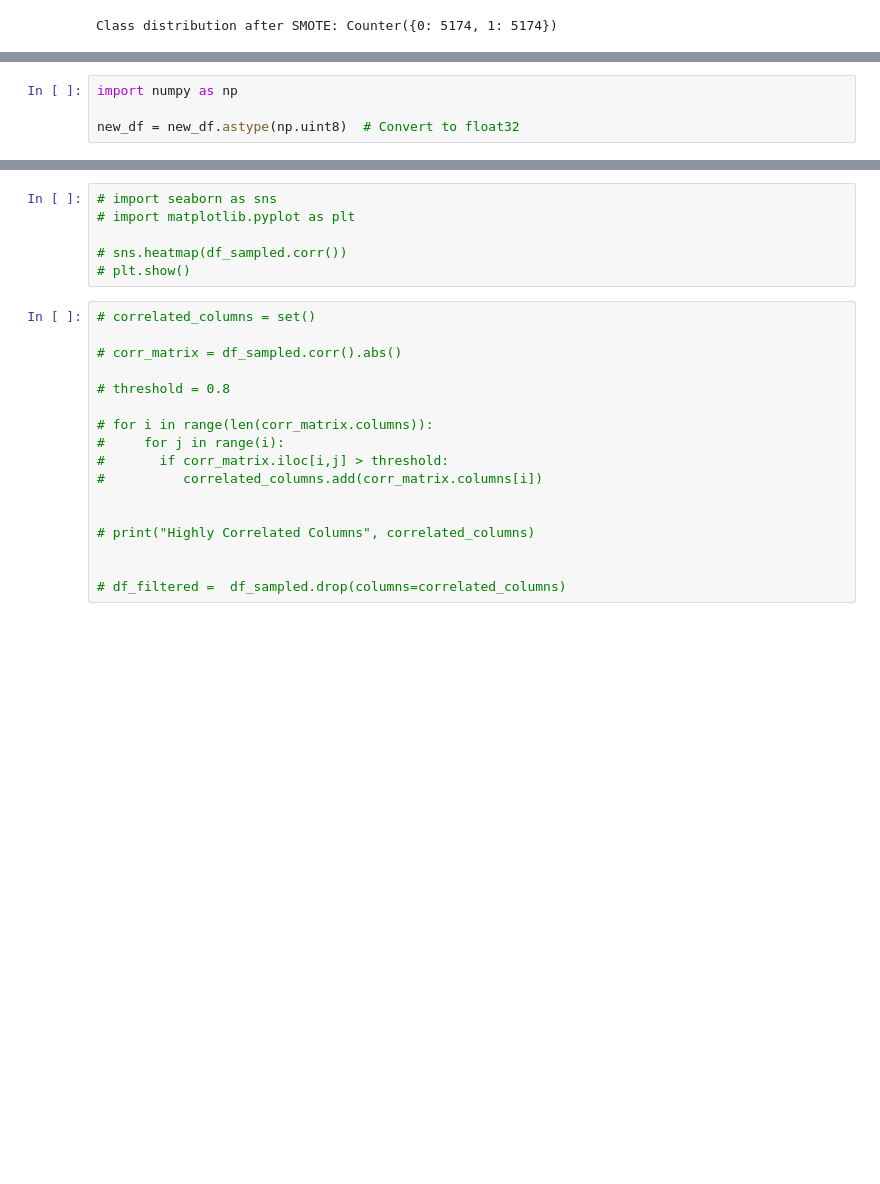
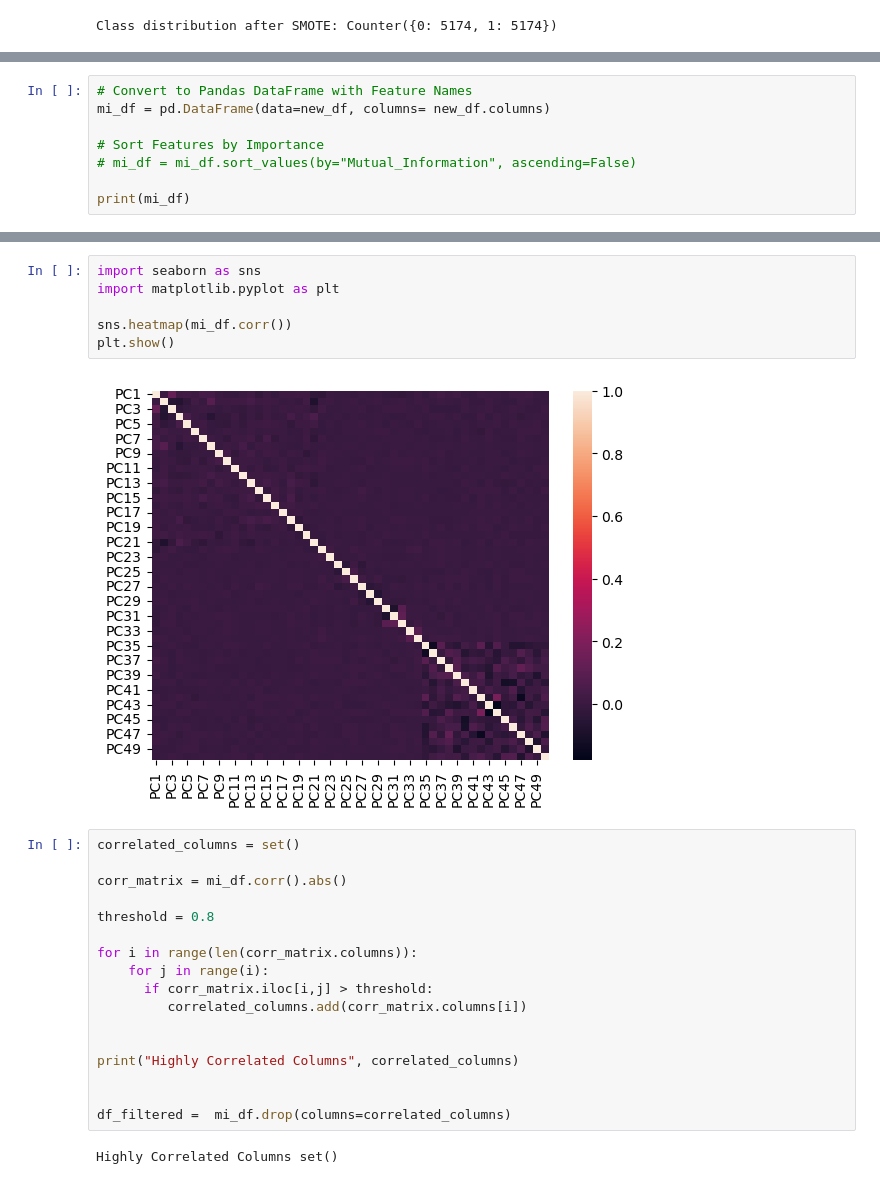
Before and after one commit to sreekanthTa/MLPracticeProjects, a Jupyter notebook: pro-5.CustomerChurnPrediction/notebook.ipynb, the cells around one changed output, grey strips where cells are left out. Cells and saved outputs as stored; diff of their text form; blank space fills up the shorter version.

```diff
--- a/pro-5.CustomerChurnPrediction/notebook.ipynb
+++ b/pro-5.CustomerChurnPrediction/notebook.ipynb
@@ -249,7 +278,3 @@ new_df.shape
-# %%
-import numpy as np
-
-new_df = new_df.astype(np.uint8)  # Convert to float32
 # %%
 from sklearn.feature_selection import mutual_info_classif
 
@@ -271,0 +295,8 @@ df_sampled.head()
+# %%
+# Convert to Pandas DataFrame with Feature Names
+mi_df = pd.DataFrame(data=new_df, columns= new_df.columns)
+
+# Sort Features by Importance
+# mi_df = mi_df.sort_values(by="Mutual_Information", ascending=False)
+
+print(mi_df)
@@ -272,23 +321,27 @@ df_sampled.head()
 # %%
-# import seaborn as sns
-# import matplotlib.pyplot as plt
+import seaborn as sns
+import matplotlib.pyplot as plt
 
-# sns.heatmap(df_sampled.corr())
-# plt.show()
+sns.heatmap(mi_df.corr())
+plt.show()
+# %% [output]
+[figure, added]
 # %%
-# correlated_columns = set()
+correlated_columns = set()
 
-# corr_matrix = df_sampled.corr().abs()
+corr_matrix = mi_df.corr().abs()
 
-# threshold = 0.8
+threshold = 0.8
 
-# for i in range(len(corr_matrix.columns)):
-#     for j in range(i):
-#       if corr_matrix.iloc[i,j] > threshold:
-#          correlated_columns.add(corr_matrix.columns[i])
+for i in range(len(corr_matrix.columns)):
+    for j in range(i):
+      if corr_matrix.iloc[i,j] > threshold:
+         correlated_columns.add(corr_matrix.columns[i])
 
 
-# print("Highly Correlated Columns", correlated_columns)
+print("Highly Correlated Columns", correlated_columns)
 
 
-# df_filtered =  df_sampled.drop(columns=correlated_columns)
+df_filtered =  mi_df.drop(columns=correlated_columns)
+# %% [output]
+Highly Correlated Columns set()
```
Also changed, not shown: parts of 31 cells of this notebook.
